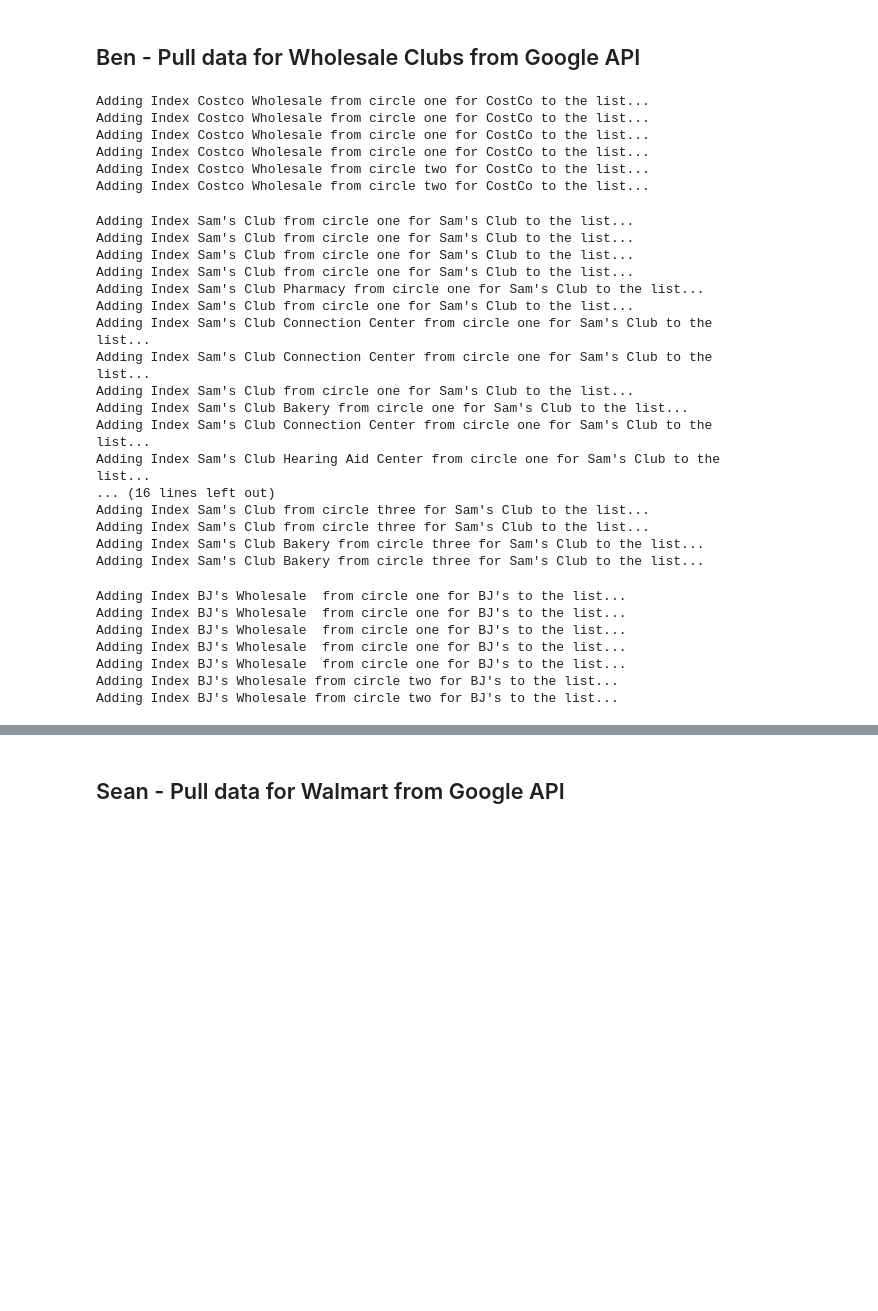
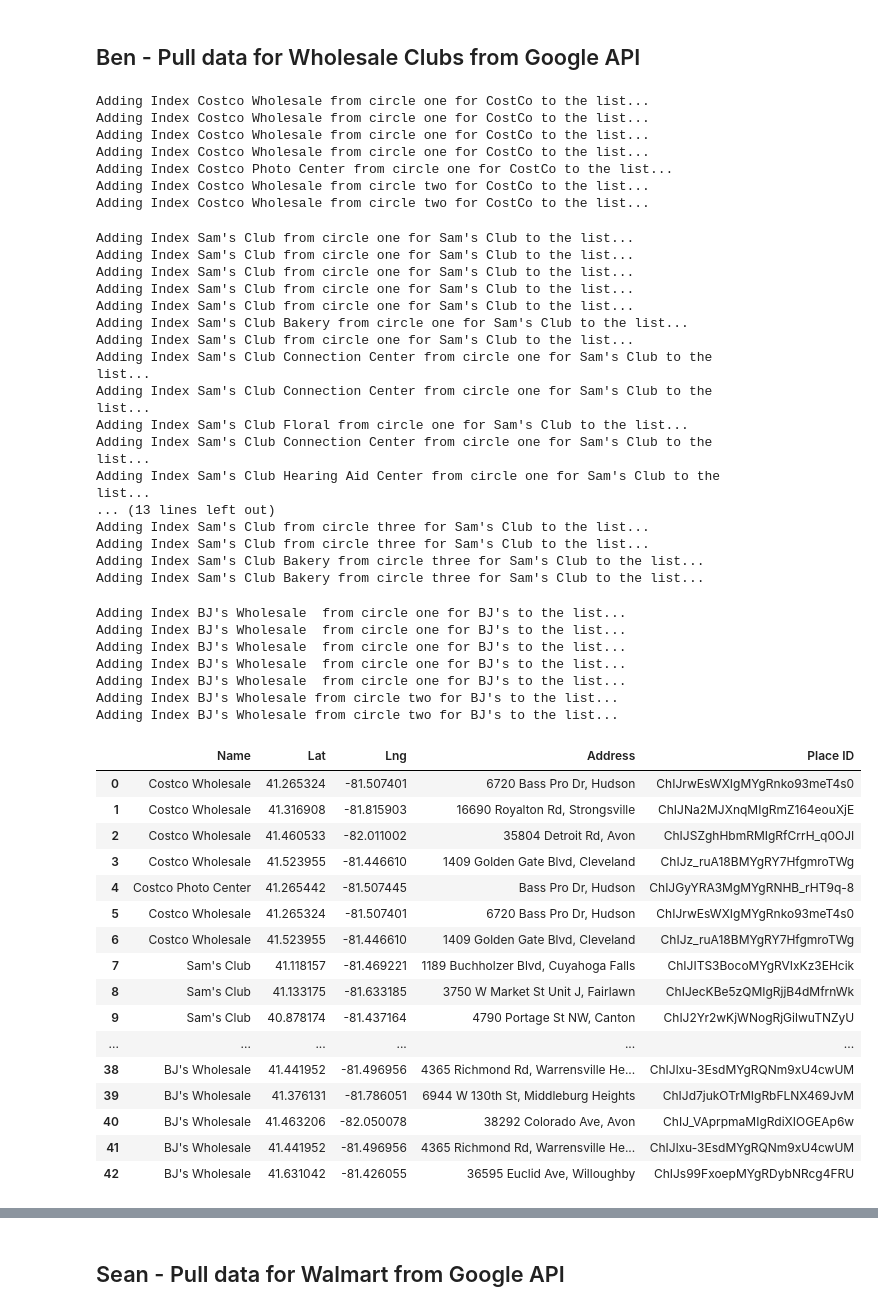
Before and after one commit to BenSnyder90/GroceryStoreAnalysis, a Jupyter notebook: Data_Collection.ipynb, the cells around one changed output, grey strips where cells are left out. Saved outputs shown, nothing was run; the diff lists cells and outputs as text; code cells hidden in the pictures; blank space fills up the shorter version.

```diff
--- a/Data_Collection.ipynb
+++ b/Data_Collection.ipynb
@@ -23,10 +23,14 @@ clev_id = "41.4993,-81.6944"
 target_type = "grocery_or_supermarket"
 #keyword = "Wholesale Club"
 radius = 50000
-search_cc = "CostCo in Ohio"
-search_sc = "Sam's Club in Ohio"
-search_bj = "BJ's Wholesale in Ohio"
 
+#Use Places TextSearch API to find data
+# search_cc = "CostCo in Ohio"
+# search_sc = "Sam's Club in Ohio"
+# search_bj = "BJ's Wholesale in Ohio"
+
+#Use nearby search Places API to get data
+#Made in a range of three circles roughly covering NE Ohio
 circle_one = "41.135466,-81.652035"
 circle_two = "41.625126,-81.062346"
 circle_three = "41.037209,-80.888368"
@@ -39,7 +43,11 @@ lat = []
 lng = []
 name = []
 address = []
-price_level = []
+place_id = []
+
+#Make for loop to search through different stores at the different circle radius coordinates
+#store_keywords = ["Costco Wholesale","Sam's Club","BJ's Wholesale"]
+#circle_list = ["41.135466,-81.652035","41.625126,-81.062346","41.037209,-80.888368"]
 
 params = {
     "location" : circle_one,
@@ -68,6 +76,7 @@ for index in costco_one['results']:
     lat.append(index['geometry']['location']['lat'])
     lng.append(index['geometry']['location']['lng'])
     address.append(index['vicinity'])
+    place_id.append(index['place_id'])
     #price_level.append(index['price_level'])
 
 
@@ -87,6 +96,7 @@ for index in costco_two['results']:
     lat.append(index['geometry']['location']['lat'])
     lng.append(index['geometry']['location']['lng'])
     address.append(index['vicinity'])
+    place_id.append(index['place_id'])
     #price_level.append(index['price_level'])
 
 
@@ -106,12 +116,14 @@ for index in costco_three['results']:
     lat.append(index['geometry']['location']['lat'])
     lng.append(index['geometry']['location']['lng'])
     address.append(index['vicinity'])
+    place_id.append(index['place_id'])
     #price_level.append(index['price_level'])
 # %% [output]
 Adding Index Costco Wholesale from circle one for CostCo to the list...
 Adding Index Costco Wholesale from circle one for CostCo to the list...
 Adding Index Costco Wholesale from circle one for CostCo to the list...
 Adding Index Costco Wholesale from circle one for CostCo to the list...
+Adding Index Costco Photo Center from circle one for CostCo to the list...
 Adding Index Costco Wholesale from circle two for CostCo to the list...
 Adding Index Costco Wholesale from circle two for CostCo to the list...
 # %%
@@ -137,6 +149,7 @@ for index in sams_one['results']:
     lat.append(index['geometry']['location']['lat'])
     lng.append(index['geometry']['location']['lng'])
     address.append(index['vicinity'])
+    place_id.append(index['place_id'])
     #price_level.append(index['price_level'])
 
 
@@ -156,6 +169,7 @@ for index in sams_two['results']:
     lat.append(index['geometry']['location']['lat'])
     lng.append(index['geometry']['location']['lng'])
     address.append(index['vicinity'])
+    place_id.append(index['place_id'])
     #price_level.append(index['price_level'])
 
 
@@ -175,21 +189,22 @@ for index in sams_three['results']:
     lat.append(index['geometry']['location']['lat'])
     lng.append(index['geometry']['location']['lng'])
     address.append(index['vicinity'])
+    place_id.append(index['place_id'])
     #price_level.append(index['price_level'])
 # %% [output]
 Adding Index Sam's Club from circle one for Sam's Club to the list...
 Adding Index Sam's Club from circle one for Sam's Club to the list...
 Adding Index Sam's Club from circle one for Sam's Club to the list...
 Adding Index Sam's Club from circle one for Sam's Club to the list...
-Adding Index Sam's Club Pharmacy from circle one for Sam's Club to the list...
+Adding Index Sam's Club from circle one for Sam's Club to the list...
+Adding Index Sam's Club Bakery from circle one for Sam's Club to the list...
 Adding Index Sam's Club from circle one for Sam's Club to the list...
 Adding Index Sam's Club Connection Center from circle one for Sam's Club to the list...
 Adding Index Sam's Club Connection Center from circle one for Sam's Club to the list...
-Adding Index Sam's Club from circle one for Sam's Club to the list...
-Adding Index Sam's Club Bakery from circle one for Sam's Club to the list...
+Adding Index Sam's Club Floral from circle one for Sam's Club to the list...
 Adding Index Sam's Club Connection Center from circle one for Sam's Club to the list...
 Adding Index Sam's Club Hearing Aid Center from circle one for Sam's Club to the list...
-... (16 lines left out)
+... (13 lines left out)
 Adding Index Sam's Club from circle three for Sam's Club to the list...
 Adding Index Sam's Club from circle three for Sam's Club to the list...
 Adding Index Sam's Club Bakery from circle three for Sam's Club to the list...
@@ -260,3 +278,24 @@ Adding Index BJ's Wholesale  from circle one for BJ's to the list...
 Adding Index BJ's Wholesale  from circle one for BJ's to the list...
 Adding Index BJ's Wholesale from circle two for BJ's to the list...
 Adding Index BJ's Wholesale from circle two for BJ's to the list...
+# %%
+club_list = pd.DataFrame(data = {"Name":name,"Lat":lat,"Lng":lng,"Address":address,"Place ID":place_id})
+club_list
+# %% [output]
+|  | Name | Lat | Lng | Address | Place ID |
+| 0 | Costco Wholesale | 41.265324 | -81.507401 | 6720 Bass Pro Dr, Hudson | ChIJrwEsWXIgMYgRnko93meT4s0 |
+| 1 | Costco Wholesale | 41.316908 | -81.815903 | 16690 Royalton Rd, Strongsville | ChIJNa2MJXnqMIgRmZ164eouXjE |
+| 2 | Costco Wholesale | 41.460533 | -82.011002 | 35804 Detroit Rd, Avon | ChIJSZghHbmRMIgRfCrrH_q0OJI |
+| 3 | Costco Wholesale | 41.523955 | -81.446610 | 1409 Golden Gate Blvd, Cleveland | ChIJz_ruA18BMYgRY7HfgmroTWg |
+| 4 | Costco Photo Center | 41.265442 | -81.507445 | Bass Pro Dr, Hudson | ChIJGyYRA3MgMYgRNHB_rHT9q-8 |
+| 5 | Costco Wholesale | 41.265324 | -81.507401 | 6720 Bass Pro Dr, Hudson | ChIJrwEsWXIgMYgRnko93meT4s0 |
+| 6 | Costco Wholesale | 41.523955 | -81.446610 | 1409 Golden Gate Blvd, Cleveland | ChIJz_ruA18BMYgRY7HfgmroTWg |
+| 7 | Sam's Club | 41.118157 | -81.469221 | 1189 Buchholzer Blvd, Cuyahoga Falls | ChIJITS3BocoMYgRVIxKz3EHcik |
+| 8 | Sam's Club | 41.133175 | -81.633185 | 3750 W Market St Unit J, Fairlawn | ChIJecKBe5zQMIgRjjB4dMfrnWk |
+| 9 | Sam's Club | 40.878174 | -81.437164 | 4790 Portage St NW, Canton | ChIJ2Yr2wKjWNogRjGilwuTNZyU |
+| ... | ... | ... | ... | ... | ... |
+| 38 | BJ's Wholesale | 41.441952 | -81.496956 | 4365 Richmond Rd, Warrensville He... | ChIJlxu-3EsdMYgRQNm9xU4cwUM |
+| 39 | BJ's Wholesale | 41.376131 | -81.786051 | 6944 W 130th St, Middleburg Heights | ChIJd7jukOTrMIgRbFLNX469JvM |
+| 40 | BJ's Wholesale | 41.463206 | -82.050078 | 38292 Colorado Ave, Avon | ChIJ_VAprpmaMIgRdiXIOGEAp6w |
+| 41 | BJ's Wholesale | 41.441952 | -81.496956 | 4365 Richmond Rd, Warrensville He... | ChIJlxu-3EsdMYgRQNm9xU4cwUM |
+| 42 | BJ's Wholesale | 41.631042 | -81.426055 | 36595 Euclid Ave, Willoughby | ChIJs99FxoepMYgRDybNRcg4FRU |
```
Also changed, not shown: parts of 5 cells of this notebook.
